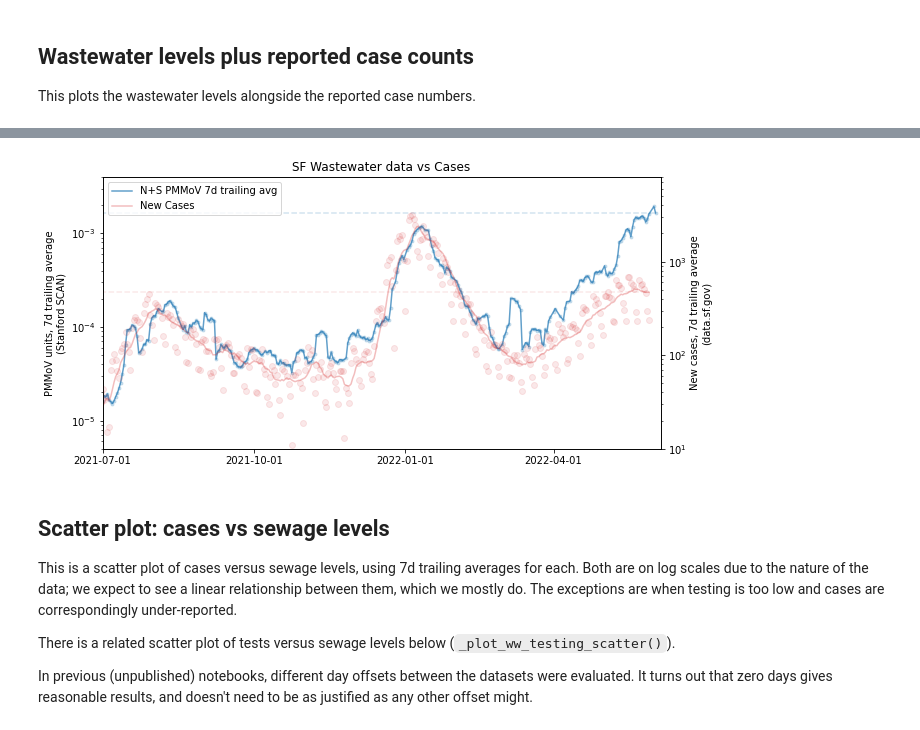
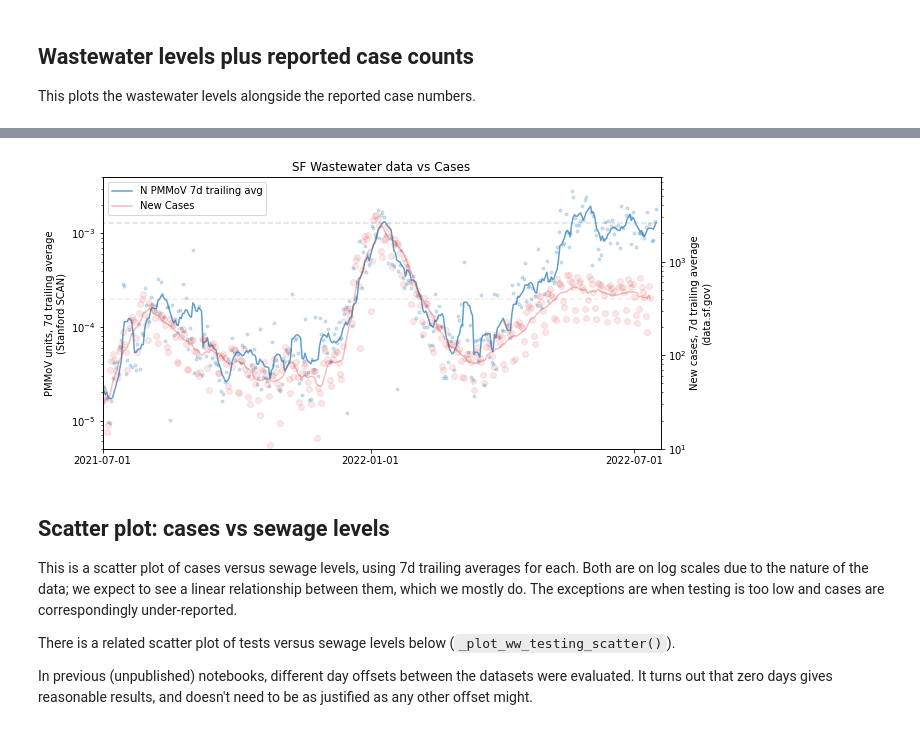
Before and after one commit to jbm9/rona_report, a Jupyter notebook: rona_report.ipynb, the cells around one changed output, grey strips where cells are left out. Saved outputs shown, nothing was run; the diff lists cells and outputs as text; code cells hidden in the pictures.

```diff
--- a/rona_report.ipynb
+++ b/rona_report.ipynb
@@ -58,6 +75,18 @@ mpl.rcParams["figure.figsize"] = (10,5) # 2:1 aspect ratio for the twitters
 COLOR_WW = "tab:blue"
 COLOR_CASES = "tab:red"
 COLOR_TESTS = "tab:green"
+
+# Whether to use N+S PMMoV data, or just N-PMMoV alone
+USE_COMBINED_N_S_DATA = False
+
+if USE_COMBINED_N_S_DATA:
+    SEWAGE_KEY = "ns_mean_rtrimmed7"  # Original N+S average
+    SEWAGE_LABEL = "N+S PMMoV 7d trailing avg"
+    SEWAGE_RAW = "ns_mean_raw"
+else:
+    SEWAGE_KEY = "rr_n_rolling7"  # 2022-07-18 Removing spike protein sequence, as it's highly variable in variants
+    SEWAGE_LABEL = "N PMMoV 7d trailing avg"
+    SEWAGE_RAW = "N_PMMoV"
 # %% [markdown]
 # Data loading
 
@@ -84,10 +113,15 @@ def _load_wastewater_data(target, outliers):
     df_ww_rebuild = df_wastewater[["S_PMMoV", "N_PMMoV"]].rolling('7d', center=False).mean()
 
     df_wastewater["ns_mean_rtrimmed7"] = (df_ww_rebuild["S_PMMoV"] + df_ww_rebuild["N_PMMoV"])/2
+    df_wastewater["ns_mean_raw"] = (df_wastewater["N_PMMoV"] + df_wastewater["S_PMMoV"])/2
+
+    df_wastewater["rr_n_rolling7"] = df_ww_rebuild["N_PMMoV"]
 
     return df_wastewater
 
-wastewater_outliers = ["2022-03-07", "2022-04-04", "2022-04-10", "2022-04-23", "2022-05-01", "2022-05-31"]
+wastewater_outliers = ["2022-03-07", "2022-04-04", "2022-04-10", "2022-04-23",
+                       "2022-05-01", "2022-05-31", "2022-06-24", "2022-06-27",
+                       "2022-07-03", "2022-07-12",]
 df_wastewater = _load_wastewater_data("Oceanside", wastewater_outliers)
 df_wastewater.tail()
 # %% [output]
@@ -199,13 +232,13 @@ def _plot_ww_cases_long(plot_dots=False, figsize=None, ax1=None, xtick_downsampl
     if ax1 is None:
         _, ax1 = plt.subplots(figsize=figsize)
 
-    ns_colname = "ns_mean_rtrimmed7"
+    ns_colname = SEWAGE_KEY
 
-    wwdata = df_wastewater[ns_colname] # .S_PMMoV_rtrimmed7+df_wastewater.N_PMMoV_rtrimmed7
-    ln1 = ax1.plot(wwdata, alpha=0.7, label="N+S PMMoV 7d trailing avg", color=COLOR_WW)
+    wwdata = df_wastewater[ns_colname]
+    ln1 = ax1.plot(wwdata, alpha=0.7, label=SEWAGE_LABEL, color=COLOR_WW)
 
     if plot_dots:
-        ax1.plot(wwdata, '.', alpha=0.2, color=COLOR_WW)
+        ax1.plot(df_wastewater[SEWAGE_RAW], '.', alpha=0.2, color=COLOR_WW)
 
     ax1.set_ylabel("PMMoV units, 7d trailing average\n(Stanford SCAN)")
     ax1.hlines(wwdata[-1], xlim()[0], wwdata.index[-1],linestyle='--', color=COLOR_WW, alpha=0.2)
@@ -256,4 +289,4 @@ Timestamp('2022-06-02 00:00:00')
-[figure, old version]
+[figure, new version]
 # %% [markdown]
 ## Scatter plot: cases vs sewage levels
 
```
Also changed, not shown: parts of 15 cells of this notebook, 1 other file.
